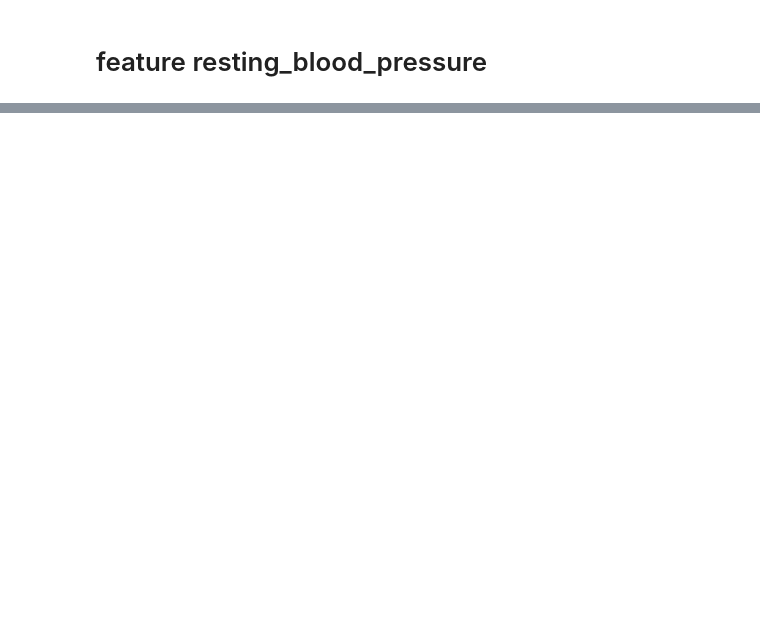
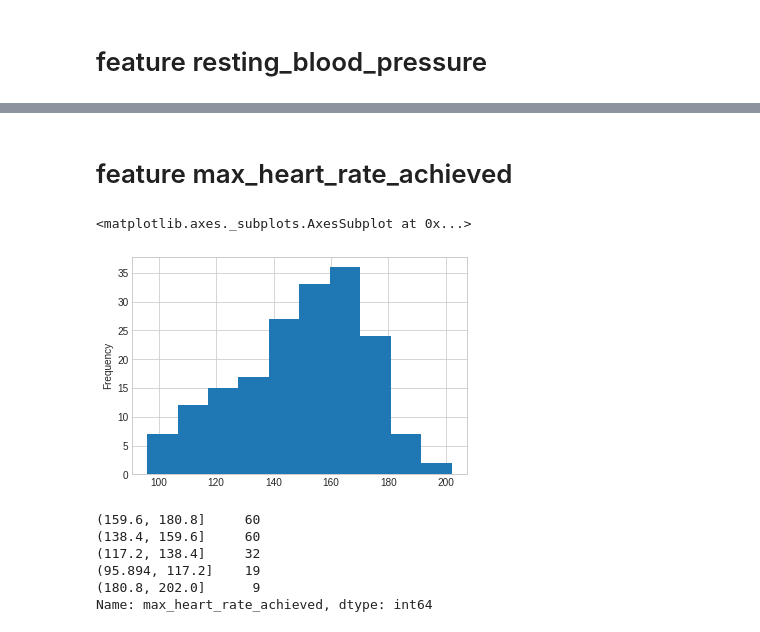
Before and after one commit to anujeet98/heart-prediction-ml, a Jupyter notebook: heart_disease_prediction.ipynb, the cells around one changed output, grey strips where cells are left out. Saved outputs shown, nothing was run; the diff lists cells and outputs as text; code cells hidden in the pictures; blank space fills up the shorter version.

```diff
--- a/heart_disease_prediction.ipynb
+++ b/heart_disease_prediction.ipynb
@@ -367,0 +446,7 @@ Name: age, dtype: int64
+# %% [markdown]
+# feature max_heart_rate_achieved
+# %%
+data.max_heart_rate_achieved.plot.hist()
+# %% [output]
+<matplotlib.axes._subplots.AxesSubplot at 0x...>
+[figure, added]
@@ -367,0 +456,9 @@ Name: age, dtype: int64
+# %%
+df_bin.max_heart_rate_achieved.value_counts()
+# %% [output]
+(159.6, 180.8]     60
+(138.4, 159.6]     60
+(117.2, 138.4]     32
+(95.894, 117.2]    19
+(180.8, 202.0]      9
+Name: max_heart_rate_achieved, dtype: int64
```
Also changed, not shown: parts of 42 cells of this notebook.
